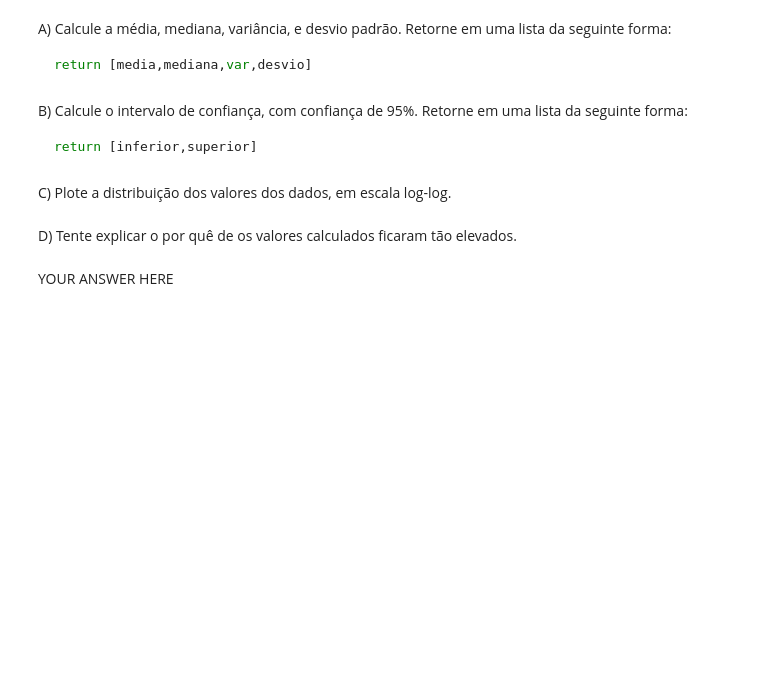
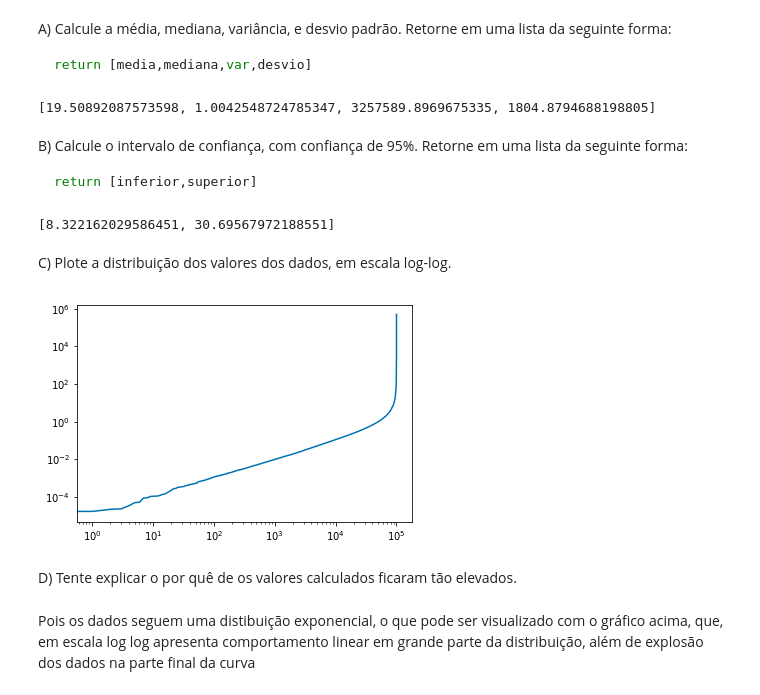
Before and after one commit to brenomatos/icd, a Jupyter notebook: Lista03/Lista03.ipynb, the cells around one changed output. Saved outputs shown, nothing was run; the diff lists cells and outputs as text; code cells hidden in the pictures; blank space fills up the shorter version.

````diff
--- a/Lista03/Lista03.ipynb
+++ b/Lista03/Lista03.ipynb
@@ -128,3 +123,14 @@ def ex3(dados):
+# %%
+def ex3(dados):
+    mean = dados.mean()
+    median = dados.median()
+    var = dados.var()
+    std = dados.std()
+    return [mean,median,var,std]
+
+ex3(dados)
+# %% [output]
+[19.50892087573598, 1.0042548724785347, 3257589.8969675335, 1804.8794688198805]
 # %% [markdown]
 B) Calcule o intervalo de confiança, com confiança de 95%. Retorne em uma lista da seguinte forma:
 ```python
@@ -137,2 +139,15 @@ def ex3_IC(dados):
+# %%
+def ex3_IC(dados):
+    df1 = dados
+    mean = df1.mean()
+    std = df1.std()
+    std_final = std/sqrt(len(df1))
+    lower_bound = mean - 1.96*std_final
+    upper_bound = mean + 1.96*std_final
+    return [lower_bound,upper_bound]
+
+ex3_IC(dados)
+# %% [output]
+[8.322162029586451, 30.69567972188551]
 # %% [markdown]
 C) Plote a distribuição dos valores dos dados, em escala log-log.
@@ -142,4 +154,13 @@ raise NotImplementedError()
+# %%
+dados = list(dados)
+dados.sort()
+plt.plot(dados)
+plt.xscale('log')
+plt.yscale('log')
+plt.show()
+# %% [output]
+[figure, added]
 # %% [markdown]
 D) Tente explicar o por quê de os valores calculados ficaram tão elevados.
-# %% [markdown]
-YOUR ANSWER HERE
+# %% [markdown]
+Pois os dados seguem uma distibuição exponencial, o que pode ser visualizado com o gráfico acima, que, em escala log log apresenta comportamento linear em grande parte da distribuição, além de explosão dos dados na parte final da curva
````
Also changed, not shown: parts of 5 cells of this notebook.
